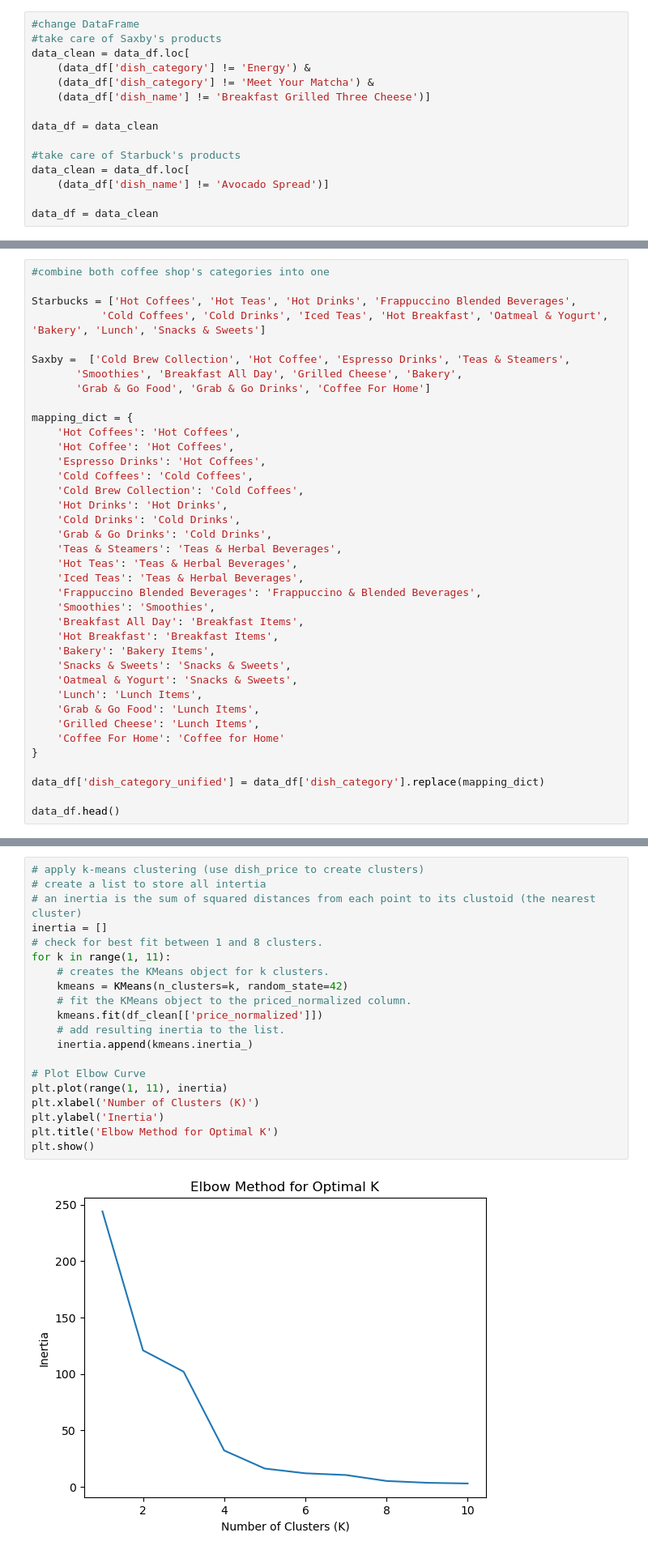
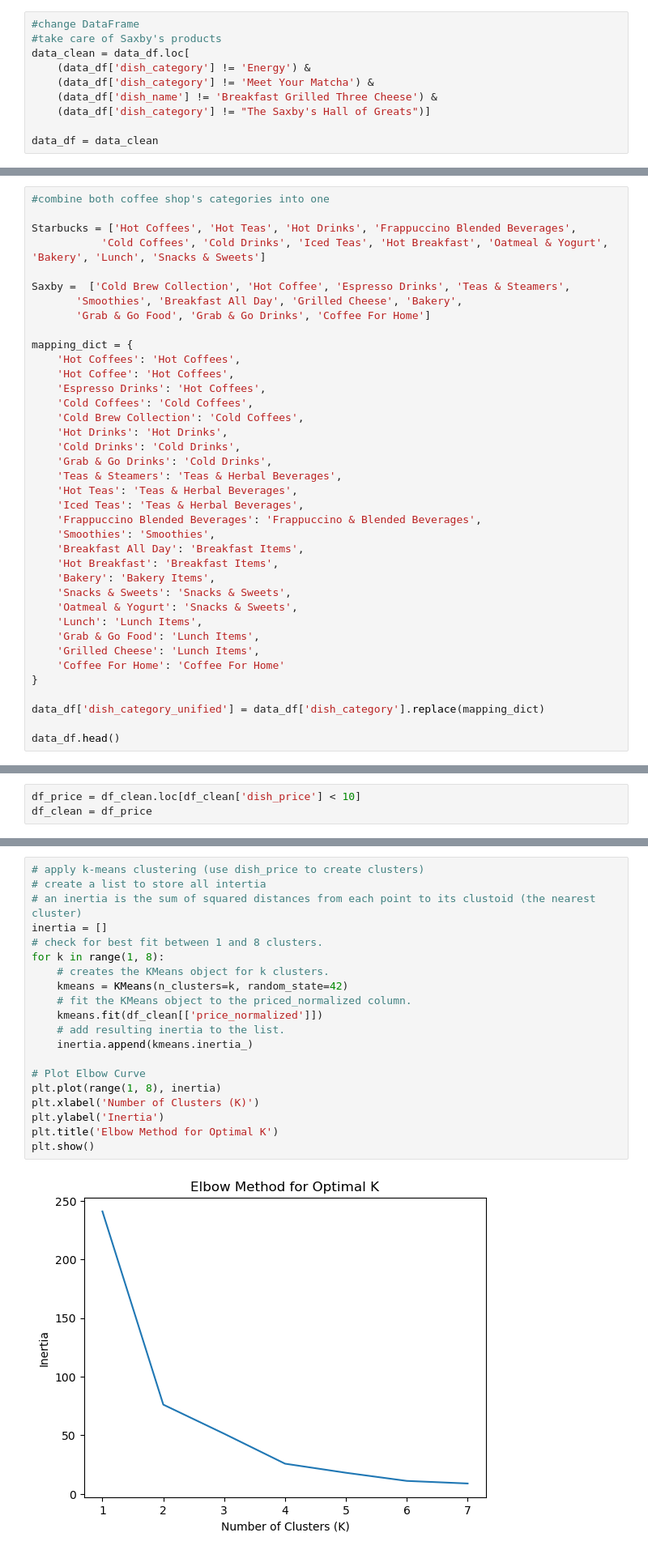
Before and after one commit to patriots1/SaxbysStarbucksComparision, a Jupyter notebook: Analysis.ipynb, the cells around one changed output, grey strips where cells are left out. Shown at 81% size. Saved outputs shown, nothing was run; the diff lists cells and outputs as text.

```diff
--- a/Analysis.ipynb
+++ b/Analysis.ipynb
@@ -194,12 +266,7 @@ Snacks & Sweets (5, 7)
 data_clean = data_df.loc[
     (data_df['dish_category'] != 'Energy') &
     (data_df['dish_category'] != 'Meet Your Matcha') &
-    (data_df['dish_name'] != 'Breakfast Grilled Three Cheese')]
+    (data_df['dish_name'] != 'Breakfast Grilled Three Cheese') &
+    (data_df['dish_category'] != "The Saxby's Hall of Greats")]
 
 data_df = data_clean
-
-#take care of Starbuck's products
-data_clean = data_df.loc[
-    (data_df['dish_name'] != 'Avocado Spread')]
-
-data_df = data_clean
@@ -248,7 +312,7 @@ mapping_dict = {
     'Lunch': 'Lunch Items',
     'Grab & Go Food': 'Lunch Items',
     'Grilled Cheese': 'Lunch Items',
-    'Coffee For Home': 'Coffee for Home'
+    'Coffee For Home': 'Coffee For Home'
 }
 
 data_df['dish_category_unified'] = data_df['dish_category'].replace(mapping_dict)
@@ -280,0 +367,3 @@ df_clean = data_df
+# %%
+df_price = df_clean.loc[df_clean['dish_price'] < 10]
+df_clean = df_price
@@ -299,22 +412,22 @@ df_clean.head()
 # %%
 # apply k-means clustering (use dish_price to create clusters)
 # create a list to store all intertia
 # an inertia is the sum of squared distances from each point to its clustoid (the nearest cluster)
 inertia = []
 # check for best fit between 1 and 8 clusters.
-for k in range(1, 11):
+for k in range(1, 8):
     # creates the KMeans object for k clusters.
     kmeans = KMeans(n_clusters=k, random_state=42)
     # fit the KMeans object to the priced_normalized column.
     kmeans.fit(df_clean[['price_normalized']])
     # add resulting inertia to the list.
     inertia.append(kmeans.inertia_)
 
 # Plot Elbow Curve
-plt.plot(range(1, 11), inertia)
+plt.plot(range(1, 8), inertia)
 plt.xlabel('Number of Clusters (K)')
 plt.ylabel('Inertia')
 plt.title('Elbow Method for Optimal K')
 plt.show()
 # %% [output]
-[figure, old version]
+[figure, new version]
```
Also changed, not shown: parts of 52 cells of this notebook, 1 other file.
